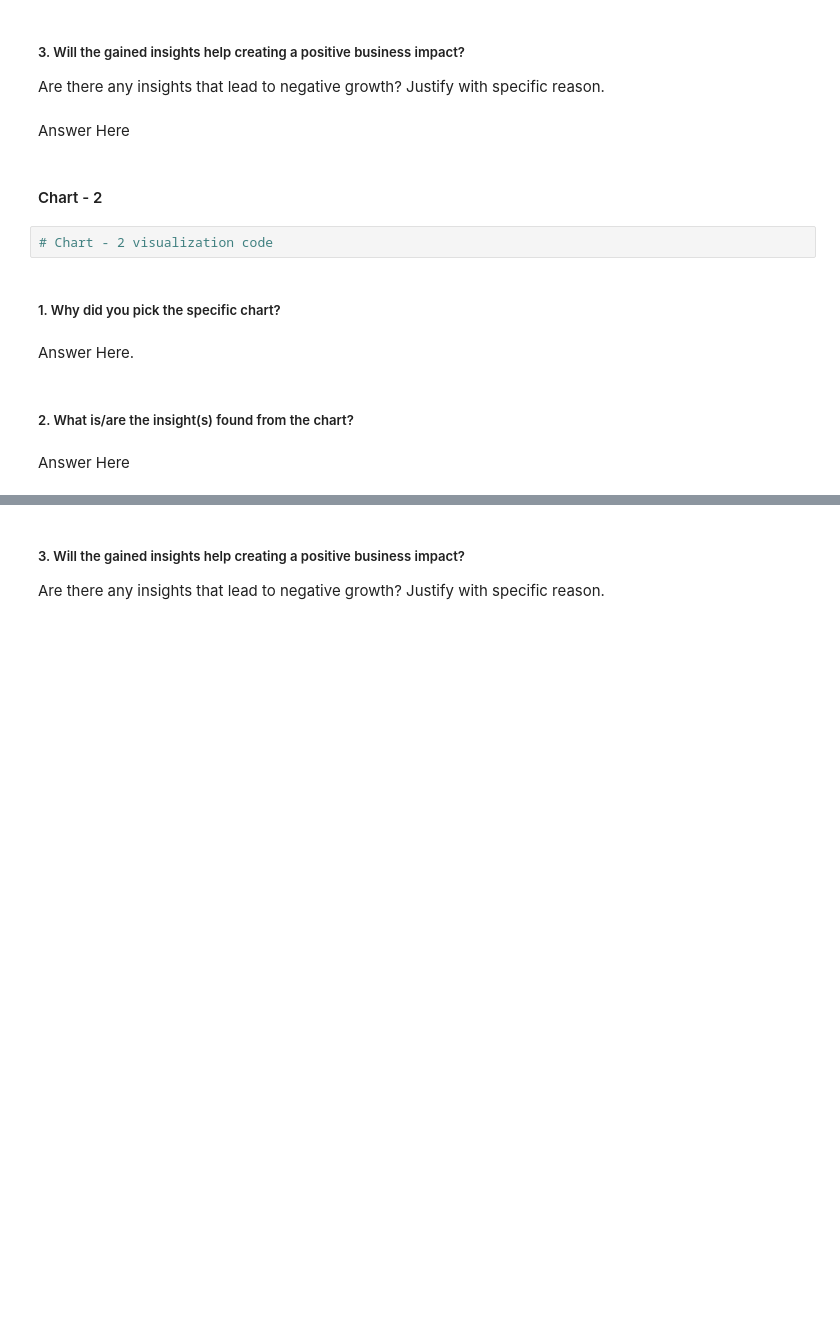
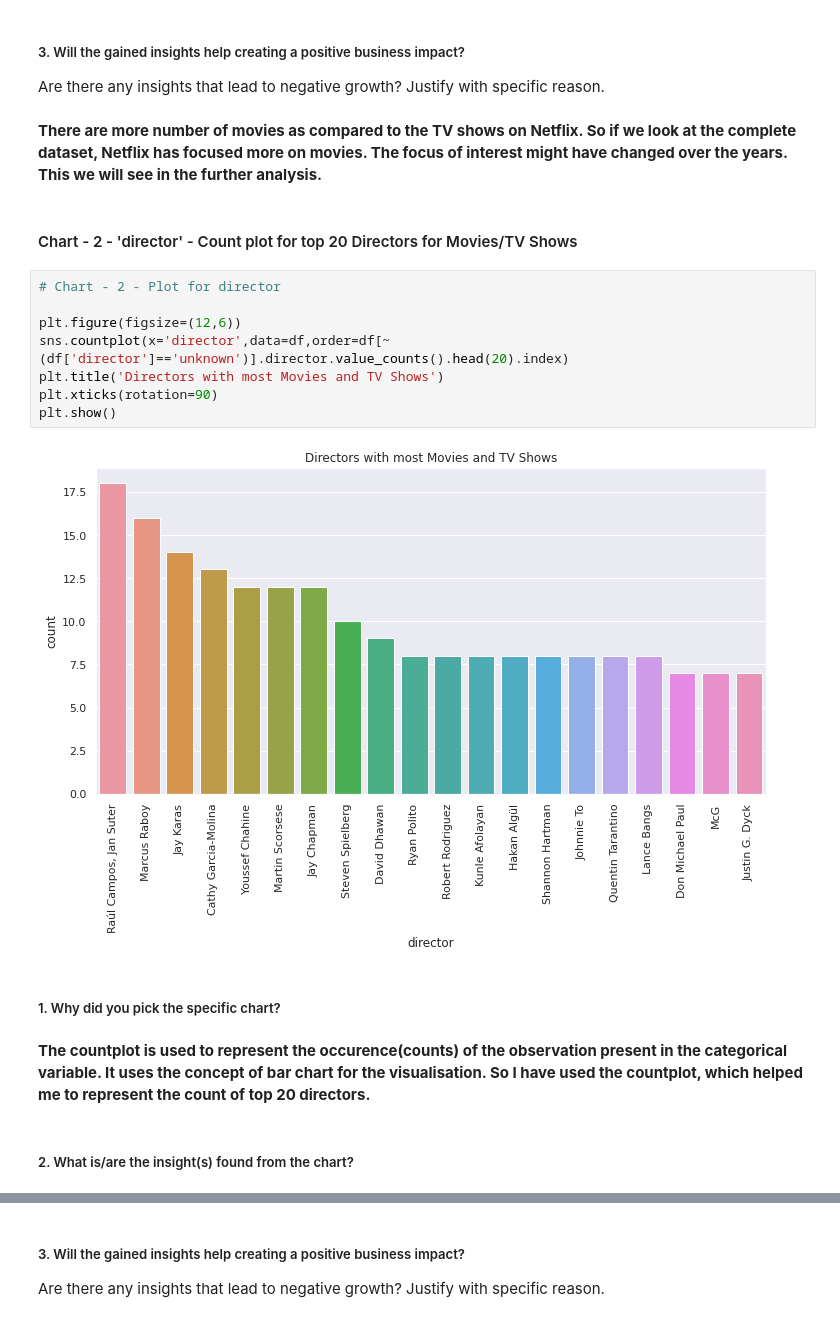
Before and after one commit to iamNirmeshGupta/Netflix-Movies-And-TV-Shows-Clustering, a Jupyter notebook: Netflix_Movies_And_TV_Shows_Clustering_Nirmesh_Gupta_Unsupervised_Capstone_Project.ipynb, the cells around one changed output, grey strips where cells are left out. Saved outputs shown, nothing was run; the diff lists cells and outputs as text; blank space fills up the shorter version.

```diff
--- a/Netflix_Movies_And_TV_Shows_Clustering_Nirmesh_Gupta_Unsupervised_Capstone_Project.ipynb
+++ b/Netflix_Movies_And_TV_Shows_Clustering_Nirmesh_Gupta_Unsupervised_Capstone_Project.ipynb
@@ -603,17 +624,23 @@ Answer Here
 # %% [markdown]
 ##### 3. Will the gained insights help creating a positive business impact?
 Are there any insights that lead to negative growth? Justify with specific reason.
-# %% [markdown]
-Answer Here
-# %% [markdown]
-#### Chart - 2
-# %%
-# Chart - 2 visualization code
+# %% [markdown]
+**There are more number of movies as compared to the TV shows on Netflix. So if we look at the complete dataset, Netflix has focused more on movies. The focus of interest might have changed over the years. This we will see  in the further analysis.**
+# %% [markdown]
+#### Chart - 2 - 'director' -  Count plot for top 20 Directors for Movies/TV Shows
+# %%
+# Chart - 2 - Plot for director
+
+plt.figure(figsize=(12,6))
+sns.countplot(x='director',data=df,order=df[~(df['director']=='unknown')].director.value_counts().head(20).index)
+plt.title('Directors with most Movies and TV Shows')
+plt.xticks(rotation=90)
+plt.show()
+# %% [output]
+[figure, added]
 # %% [markdown]
 ##### 1. Why did you pick the specific chart?
-# %% [markdown]
-Answer Here.
+# %% [markdown]
+**The countplot is used to represent the occurence(counts) of the observation present in the categorical variable. It uses the concept of bar chart for the visualisation. So I have used the countplot, which helped me to represent the count of top 20 directors.**
 # %% [markdown]
 ##### 2. What is/are the insight(s) found from the chart?
-# %% [markdown]
-Answer Here
```
Also changed, not shown: parts of 15 cells of this notebook.
